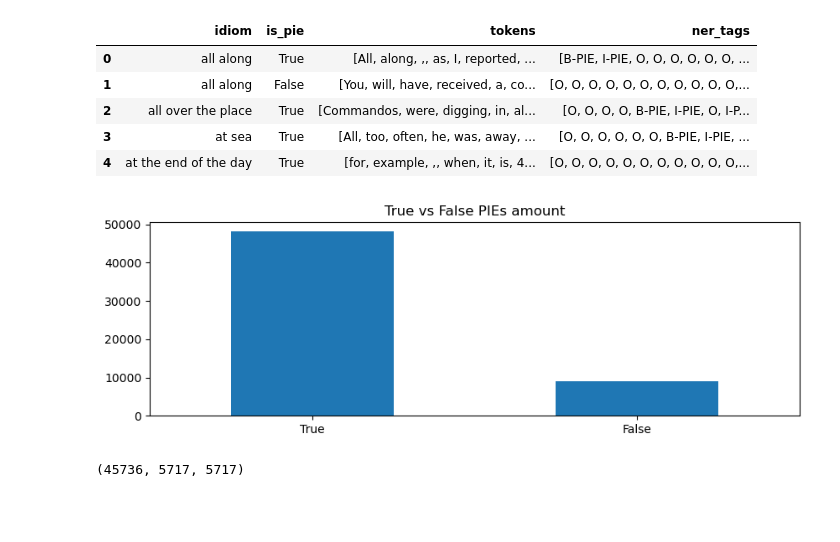
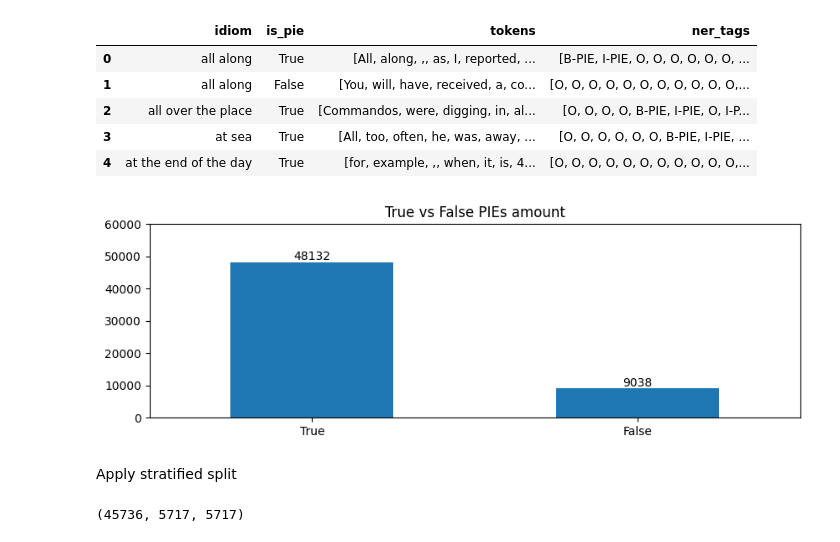
Before and after one commit to Gooogr/Idioms_spotter, a Jupyter notebook: notebooks/data_preparation.ipynb, the cells around one changed output. Cells and saved outputs as stored; diff of their text form; code cells hidden in the pictures; blank space fills up the shorter version.

Commit message:
feat: update charts

```diff
--- a/notebooks/data_preparation.ipynb
+++ b/notebooks/data_preparation.ipynb
@@ -222,13 +222,17 @@ df.head()
 # %%
 df.to_csv('../data/processed/final_data.csv')
 # %%
-plt.figure(figsize=(10, 3))
+fig, ax = plt.subplots(figsize=(10, 3))
 plt.title('True vs False PIEs amount')
-df['is_pie'].value_counts().plot(kind='bar')
+df['is_pie'].value_counts().plot(kind='bar', ax=ax)
+ax.bar_label(ax.containers[-1], label_type='edge')
+plt.ylim([None, 60000])
 plt.xticks(rotation=0)
 plt.show()
 # %% [output]
-[figure, old version]
+[figure, new version]
+# %% [markdown]
+Apply stratified split
 # %%
 train, valid_test = train_test_split(df, test_size=0.2,
                                      stratify = df['is_pie'],
```
Also changed, not shown: parts of 2 cells of this notebook.
